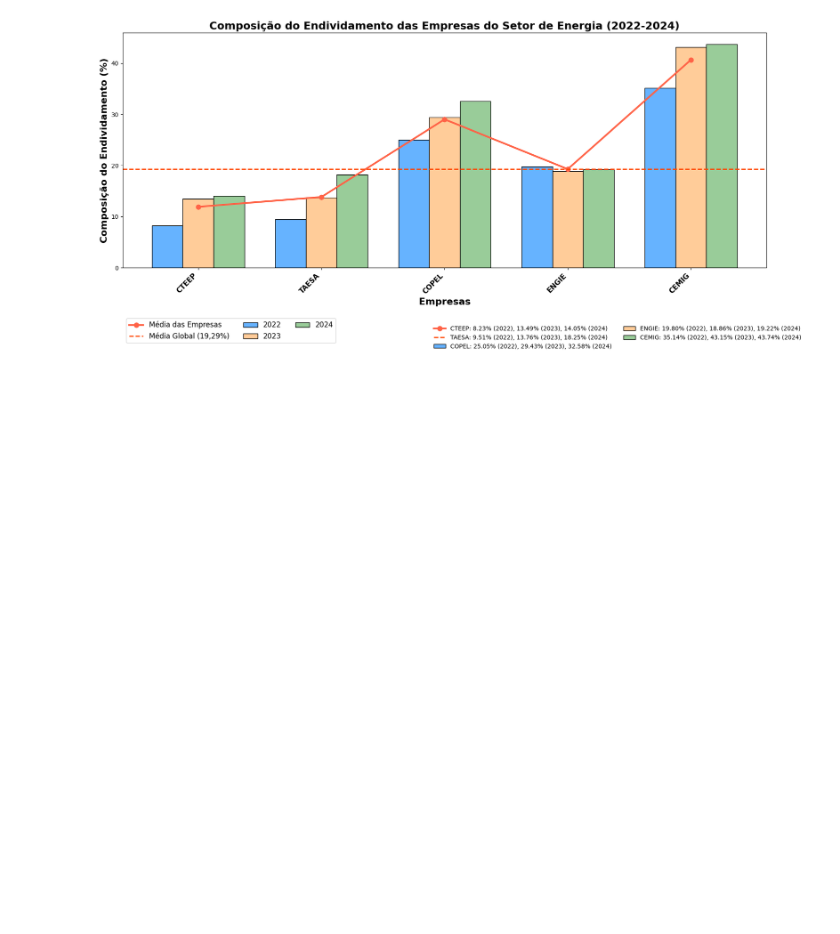
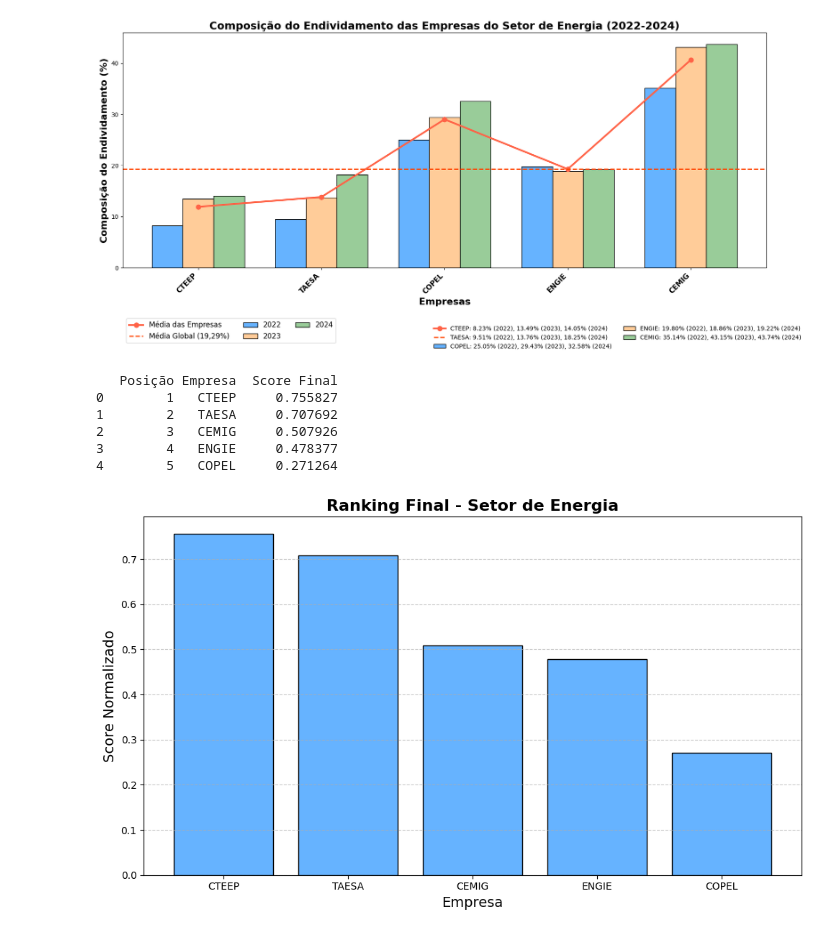
Before and after one commit to isabwllyrr/analise-empresas-imobiliarias, a Jupyter notebook: saladeacoes.ipynb, the cells around one changed output. Saved outputs shown, nothing was run; the diff lists cells and outputs as text; code cells hidden in the pictures; blank space fills up the shorter version.

```diff
--- a/saladeacoes.ipynb
+++ b/saladeacoes.ipynb
@@ -1118,0 +1213,10 @@ plt.show()
+# %%
+peso_anos = [0.20, 0.35, 0.45]
+
+indicadores = ['Liquidez Corrente', 'Margem Líquida', 'Grau de Endividamento',
+               'EBITDA', 'ROE', 'Dividend Yield', 'P/L', 'P/VPA', 'Composição do Endividamento']
+# %%
+for ind in indicadores:
+    df[ind] = (df[f'{ind}_2022'] * peso_anos[0] +
+               df[f'{ind}_2023'] * peso_anos[1] +
+               df[f'{ind}_2024'] * peso_anos[2])
@@ -1118,0 +1232,39 @@ plt.show()
+# %%
+pesos = {
+    'ROE_norm': 0.12,
+    'Margem Líquida_norm': 0.12,
+    'EBITDA_norm': 0.14,
+    'Composição do Endividamento_norm': 0.11,
+    'Dividend Yield_norm': 0.10,
+    'Grau de Endividamento_norm': 0.09,
+    'Liquidez Corrente_norm': 0.07,
+    'P/L_norm': 0.10,
+    'P/VPA_norm': 0.15
+}
+
+df['Score Final'] = sum(df[col] * peso for col, peso in pesos.items())
+
+# === Ranking ===
+df_ranked = df[['Empresa', 'Score Final']].sort_values(by='Score Final', ascending=False).reset_index(drop=True)
+df_ranked.insert(0, 'Posição', range(1, len(df_ranked) + 1))
+
+# === Exibir Ranking ===
+print(df_ranked)
+# %% [output]
+   Posição Empresa  Score Final
+0        1   CTEEP     0.755827
+1        2   TAESA     0.707692
+2        3   CEMIG     0.507926
+3        4   ENGIE     0.478377
+4        5   COPEL     0.271264
+# %%
+fig, ax = plt.subplots(figsize=(10, 6))
+ax.bar(df_ranked['Empresa'], df_ranked['Score Final'], color='#66b3ff', edgecolor='black')
+ax.set_title('Ranking Final - Setor de Energia', fontsize=16, fontweight='bold')
+ax.set_xlabel('Empresa', fontsize=14)
+ax.set_ylabel('Score Normalizado', fontsize=14)
+ax.grid(axis='y', linestyle='--', alpha=0.7)
+plt.tight_layout()
+plt.show()
+# %% [output]
+[figure, added]
```
Also changed, not shown: parts of 10 cells of this notebook.
